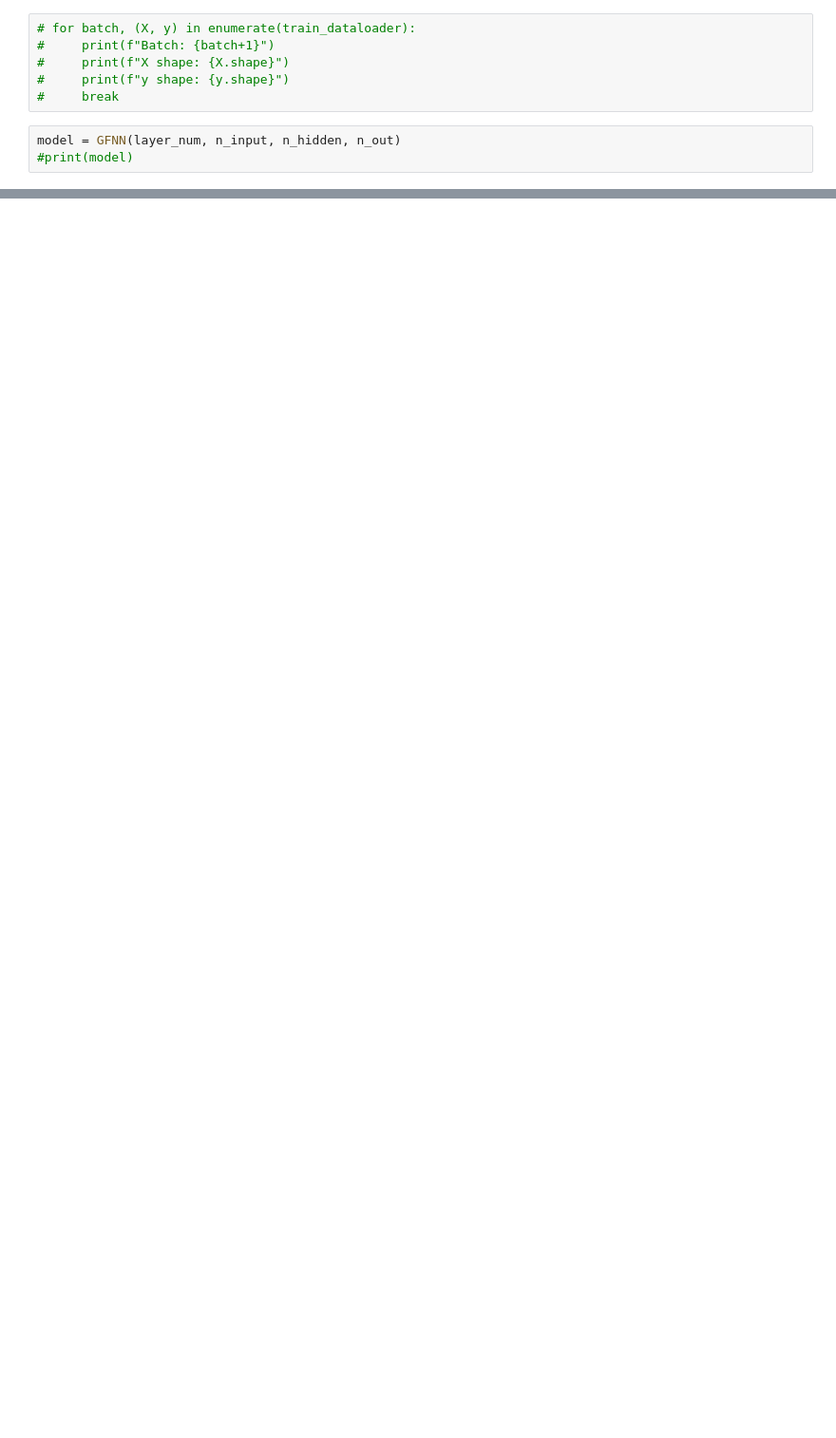
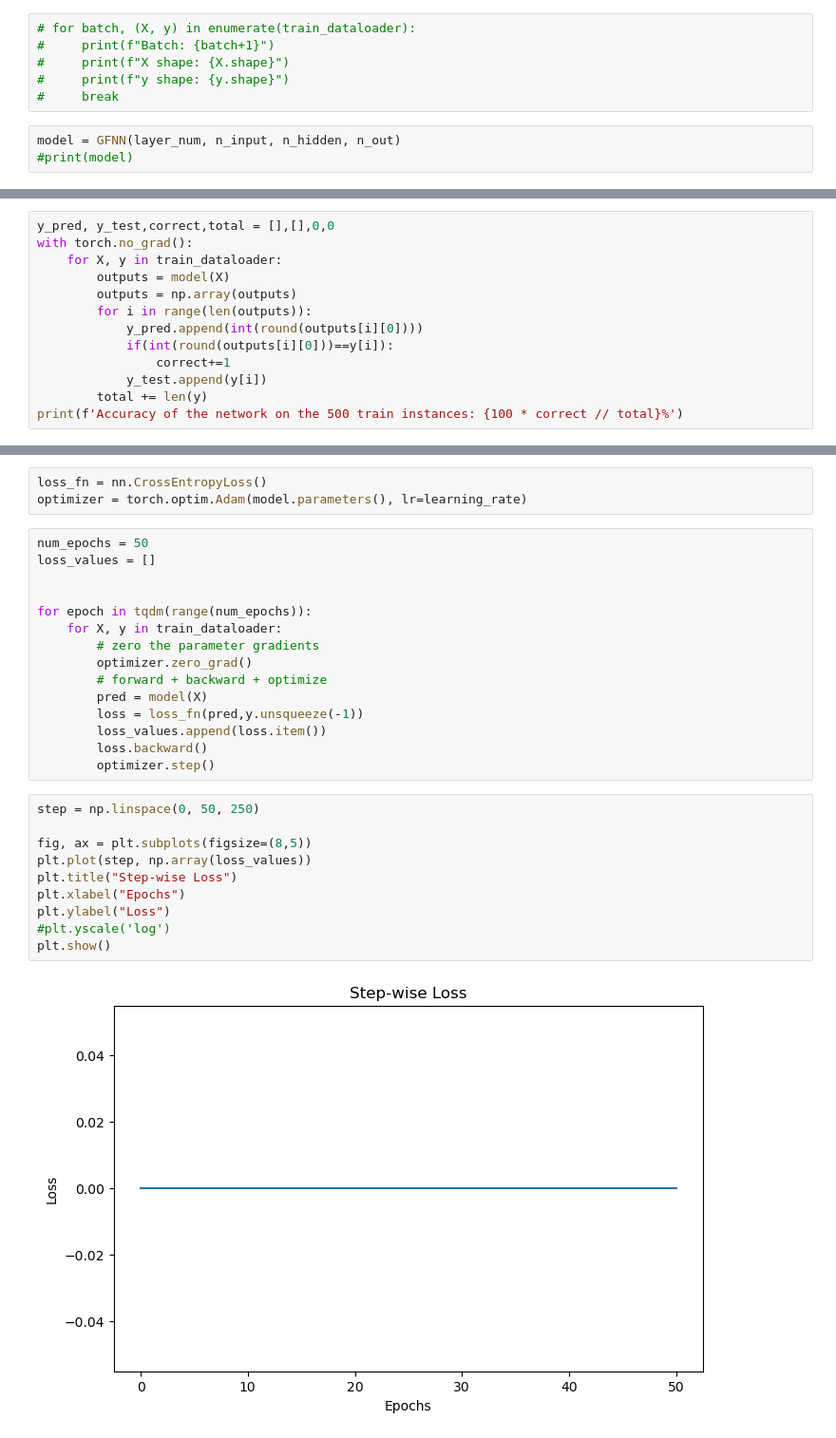
Before and after one commit to YufanQie/MLinPhotonTiming, a Jupyter notebook: PT_pytorchNN.ipynb, the cells around one changed output, grey strips where cells are left out. Shown: that part at 95% size. Drawn from its saved outputs; the diff is of its cells as text; blank space fills up the shorter version.

```diff
--- a/PT_pytorchNN.ipynb
+++ b/PT_pytorchNN.ipynb
@@ -129,0 +232,13 @@ plt.show()
+# %%
+y_pred, y_test,correct,total = [],[],0,0
+with torch.no_grad():
+    for X, y in train_dataloader:
+        outputs = model(X)
+        outputs = np.array(outputs)
+        for i in range(len(outputs)):
+            y_pred.append(int(round(outputs[i][0])))
+            if(int(round(outputs[i][0]))==y[i]):
+                correct+=1
+            y_test.append(y[i])
+        total += len(y)
+print(f'Accuracy of the network on the 500 train instances: {100 * correct // total}%')
@@ -129,0 +249,30 @@ plt.show()
+# %%
+loss_fn = nn.CrossEntropyLoss()
+optimizer = torch.optim.Adam(model.parameters(), lr=learning_rate)
+# %%
+num_epochs = 50
+loss_values = []
+
+
+for epoch in tqdm(range(num_epochs)):
+    for X, y in train_dataloader:
+        # zero the parameter gradients
+        optimizer.zero_grad()
+        # forward + backward + optimize
+        pred = model(X)
+        loss = loss_fn(pred,y.unsqueeze(-1))
+        loss_values.append(loss.item())
+        loss.backward()
+        optimizer.step()
+# %%
+step = np.linspace(0, 50, 250)
+
+fig, ax = plt.subplots(figsize=(8,5))
+plt.plot(step, np.array(loss_values))
+plt.title("Step-wise Loss")
+plt.xlabel("Epochs")
+plt.ylabel("Loss")
+#plt.yscale('log')
+plt.show()
+# %% [output]
+[figure, added]
```
Also changed, not shown: parts of 24 cells of this notebook.
